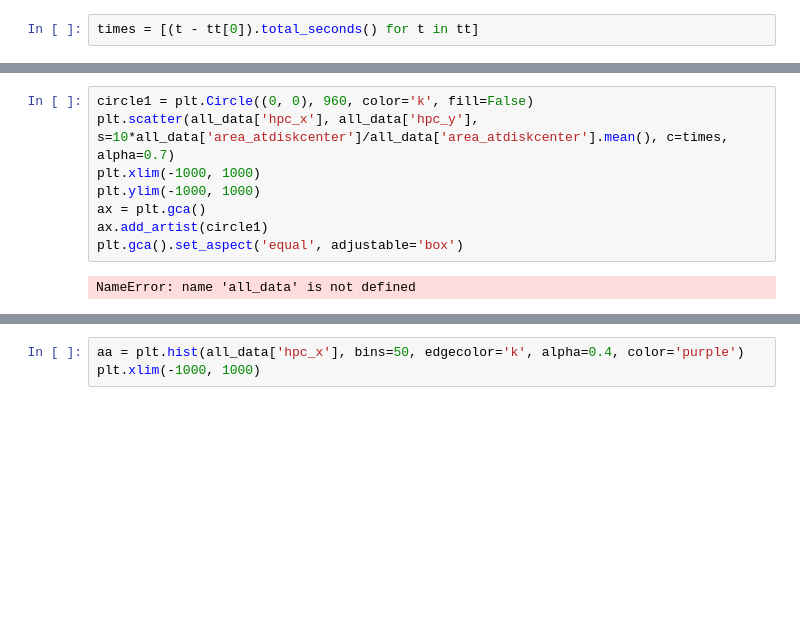
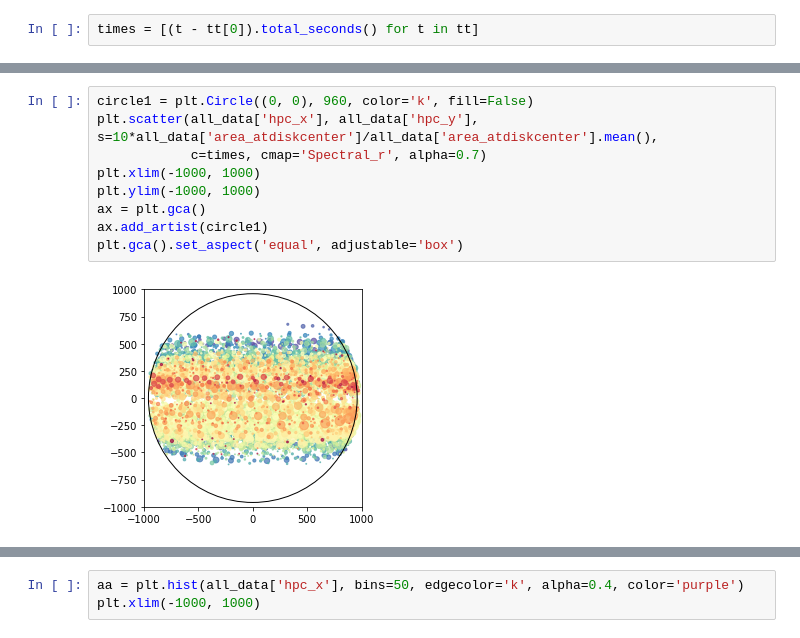
Before and after one commit to hayesla/SolarStatsStuff, a Jupyter notebook: ar_analysis/hek_testing.ipynb, the cells around one changed output, grey strips where cells are left out. Drawn from its saved outputs; the diff is of its cells as text; blank space fills up the shorter version.

```diff
--- a/ar_analysis/hek_testing.ipynb
+++ b/ar_analysis/hek_testing.ipynb
@@ -283,13 +293,14 @@ all_data.keys()
 # %%
 circle1 = plt.Circle((0, 0), 960, color='k', fill=False)
-plt.scatter(all_data['hpc_x'], all_data['hpc_y'], s=10*all_data['area_atdiskcenter']/all_data['area_atdiskcenter'].mean(), c=times, alpha=0.7)
+plt.scatter(all_data['hpc_x'], all_data['hpc_y'], s=10*all_data['area_atdiskcenter']/all_data['area_atdiskcenter'].mean(),
+            c=times, cmap='Spectral_r', alpha=0.7)
 plt.xlim(-1000, 1000)
 plt.ylim(-1000, 1000)
 ax = plt.gca()
 ax.add_artist(circle1)
 plt.gca().set_aspect('equal', adjustable='box')
 # %% [output]
-NameError: name 'all_data' is not defined
+[figure, added]
 # %%
 plt.scatter(all_data['hgc_x'], all_data['hgc_y'], s=10*all_data['area_atdiskcenter']/all_data['area_atdiskcenter'].mean(), c=times, alpha=0.7)
 # %% [output]
```
Also changed, not shown: parts of 35 cells of this notebook.
